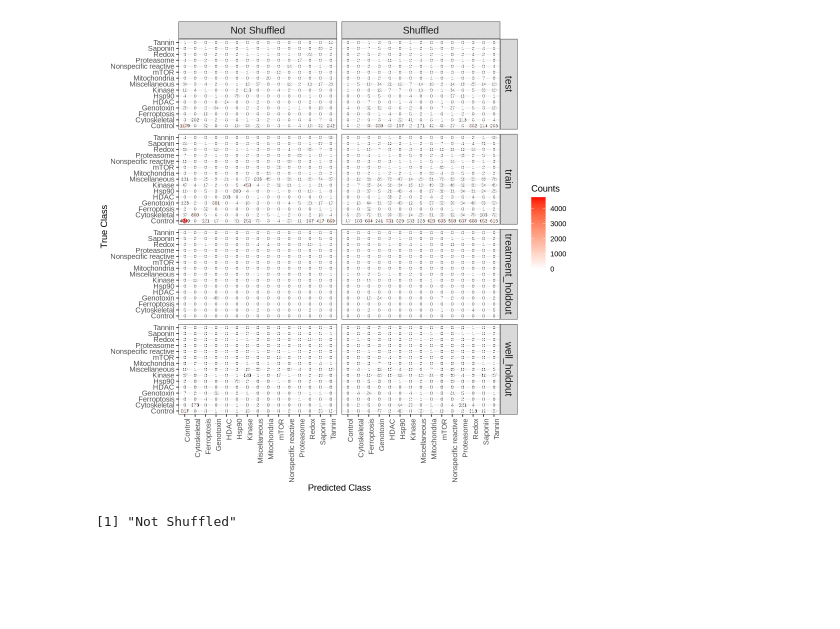
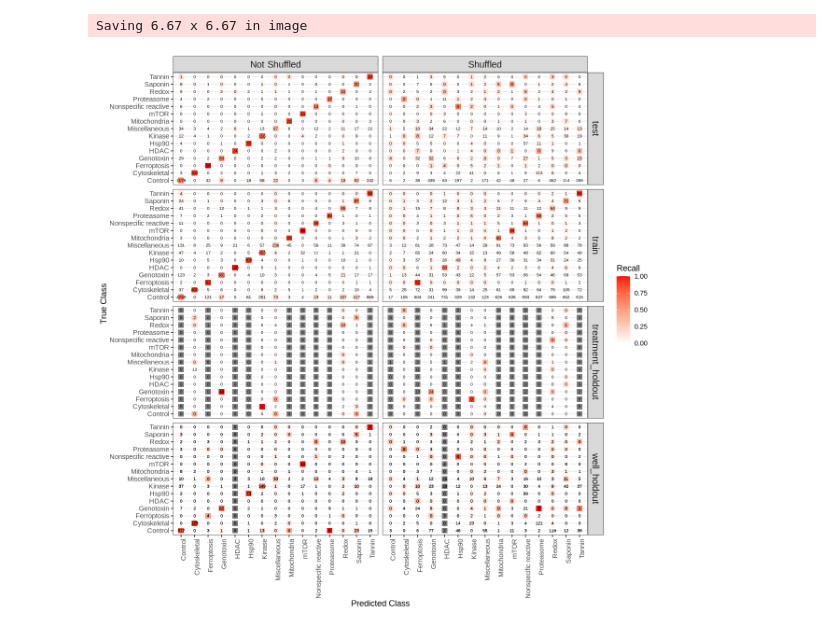
Before and after one commit to WayScience/Cytotoxic-Nuisance-Metadata-Analysis, a Jupyter notebook: notebooks/4.visualization/confusion_matrix/confusion_matrix.ipynb, the cells around one changed output. Drawn from its saved outputs; the diff is of its cells as text; code cells hidden in the pictures; blank space fills up the shorter version.

Commit message:
added confusion matrix plto

```diff
--- a/notebooks/4.visualization/confusion_matrix/confusion_matrix.ipynb
+++ b/notebooks/4.visualization/confusion_matrix/confusion_matrix.ipynb
@@ -41,29 +42,27 @@ A data.frame: 6 × 5
 # %%
 # set image dim
-width <- 8
-height <- 8
+width <- 10
+height <- 10
 options(repr.plot.width = width, repr.plot.height = height)
 
 # create a confusion matrix plot
-
 confusion_matrix_plot <- (
     ggplot(cm_df, aes(x = true_label, y = predicted_labels))
     + facet_grid(dataset_type~shuffled_model)
+    + geom_point(aes(color = recall), size = 3, shape = 15)
     + geom_text(aes(label = count), size = 2)
-    + geom_point(aes(color = count), size = 2, shape = 10)
-    + scale_color_gradient("Counts", low = "white", high = "red",limits = c(0, ceiling(max(cm_df$count / 10)) * 10))
+    + scale_color_gradient("Recall", low = "white", high = "red",limits = c(0, 1))
     + theme_bw()
     + ylab("True Class")
     + xlab("Predicted Class")
     + theme(strip.text = element_text(size = 12))
     + theme(axis.text.x = element_text(angle = 90, hjust = 1))
 )
-    # + scale_color_gradient("Recall", low = "white", high = "red",limits = c(0, 1))
+
+# saving file
+ggsave(filename = "confusion_matrix.png")
 
 confusion_matrix_plot
 # %% [output]
+Saving 6.67 x 6.67 in image
-[figure, old version]
+[figure, new version]
-# %%
-unique(cm_df$shuffled_model)
-# %% [output]
-[1] "Not Shuffled"
```
Also changed, not shown: parts of 3 cells of this notebook, 2 other files.
